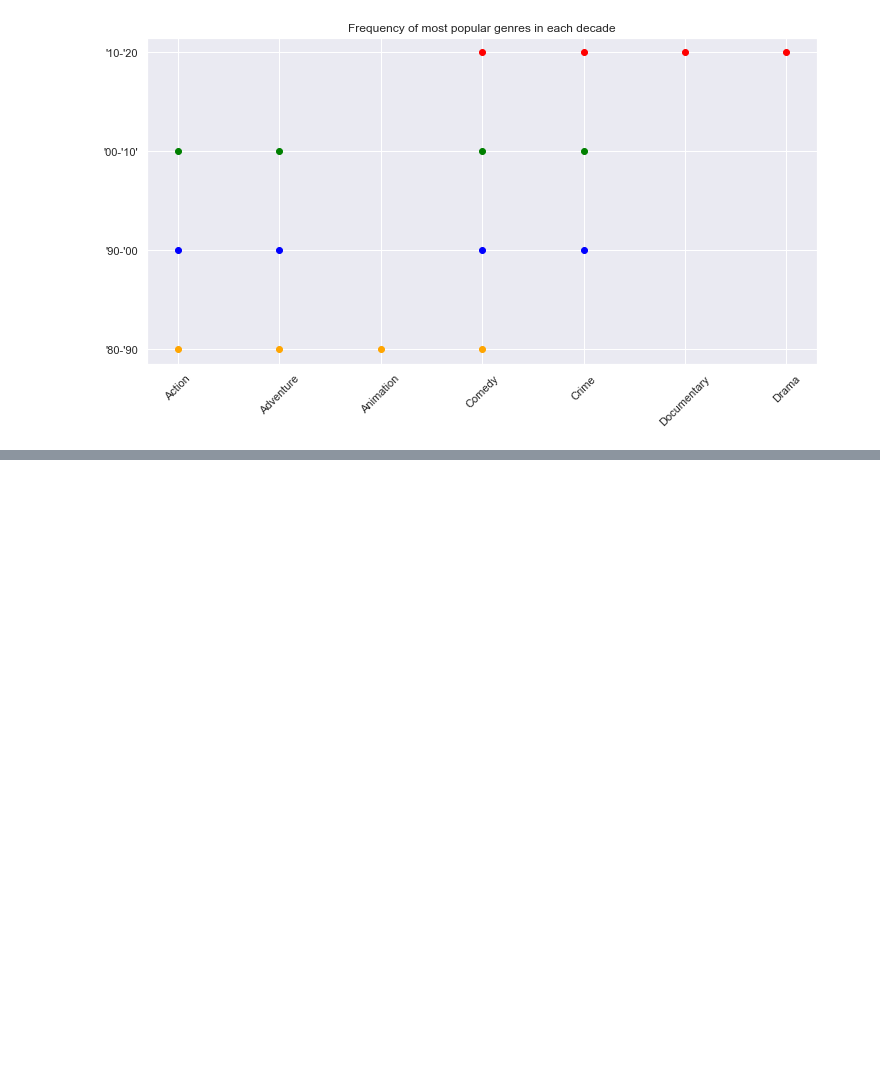
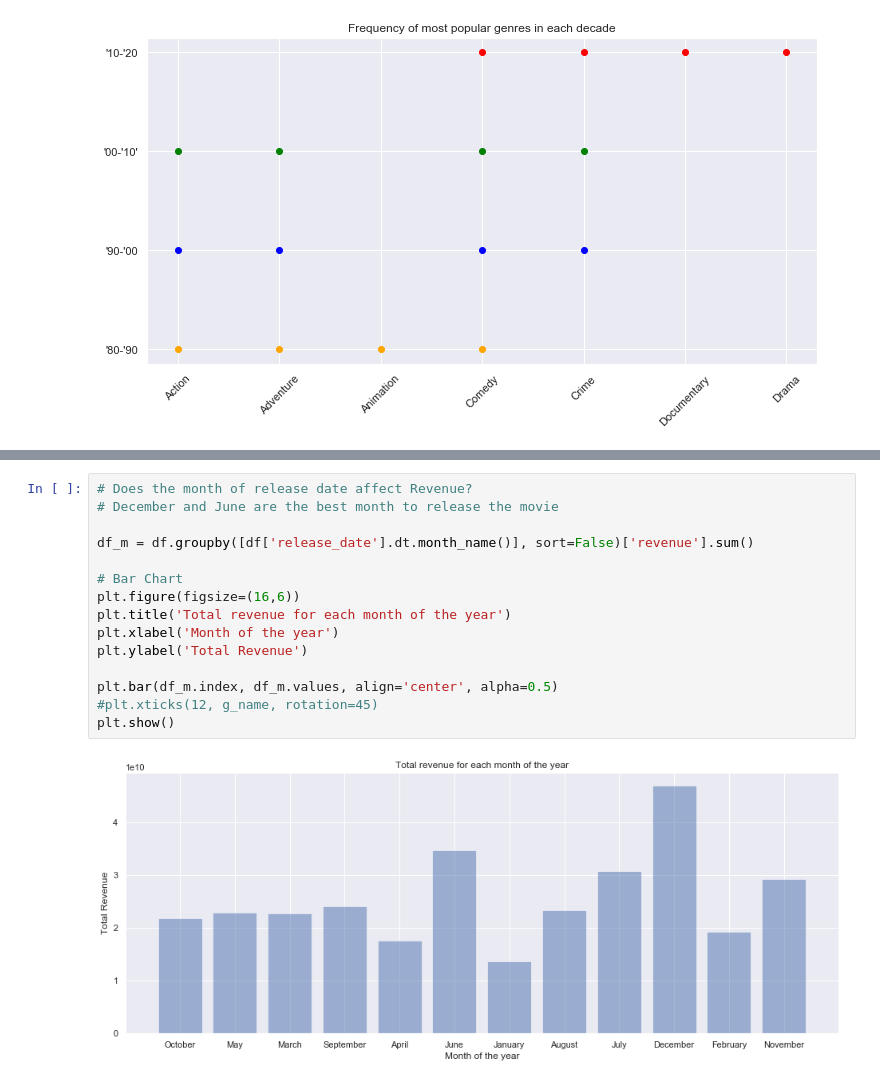
Before and after one commit to nastazya/Movies-analytics, a Jupyter notebook: EDA.ipynb, the cells around one changed output, grey strips where cells are left out. Cells and saved outputs as stored; diff of their text form; blank space fills up the shorter version.

```diff
--- a/EDA.ipynb
+++ b/EDA.ipynb
@@ -610,0 +663,17 @@ Text(0, 0.5, '$')
+# %%
+# Does the month of release date affect Revenue?
+# December and June are the best month to release the movie
+
+df_m = df.groupby([df['release_date'].dt.month_name()], sort=False)['revenue'].sum()
+
+# Bar Chart
+plt.figure(figsize=(16,6))
+plt.title('Total revenue for each month of the year')
+plt.xlabel('Month of the year')
+plt.ylabel('Total Revenue')
+
+plt.bar(df_m.index, df_m.values, align='center', alpha=0.5)
+#plt.xticks(12, g_name, rotation=45)
+plt.show()
+# %% [output]
+[figure, added]
```
Also changed, not shown: parts of 4 cells of this notebook.
